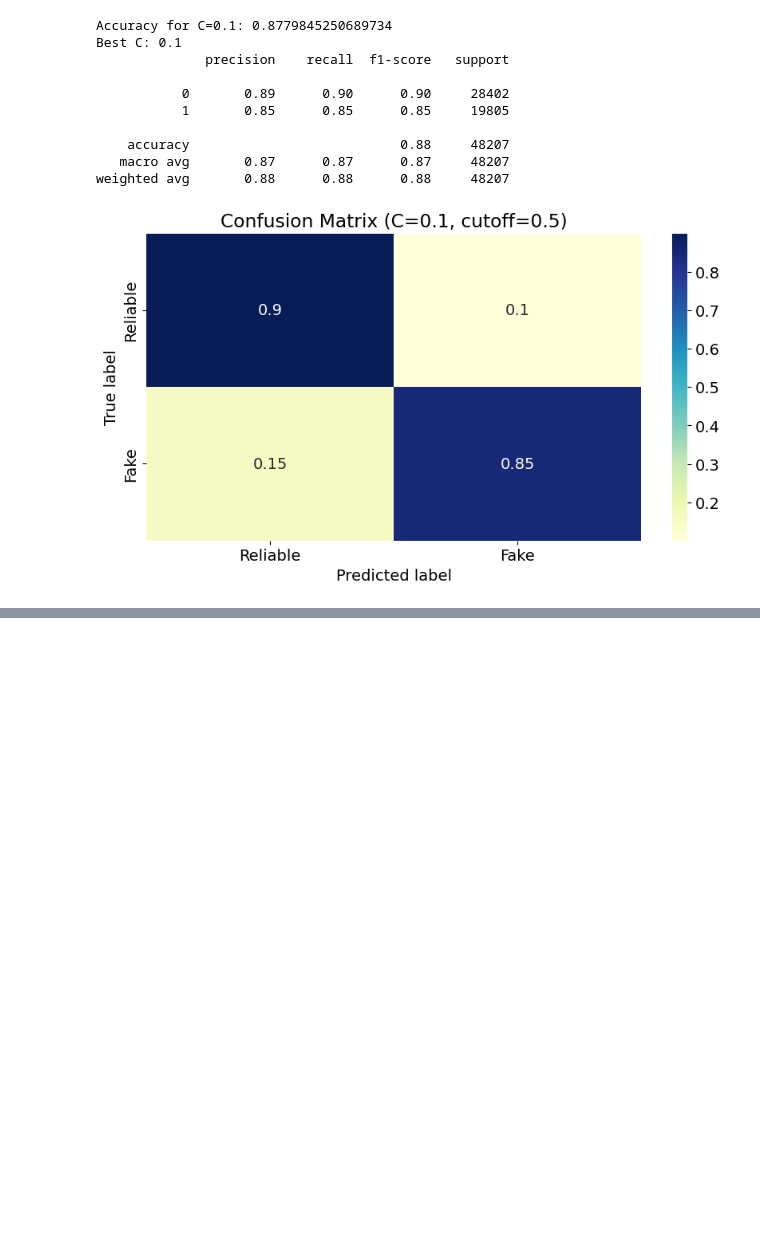
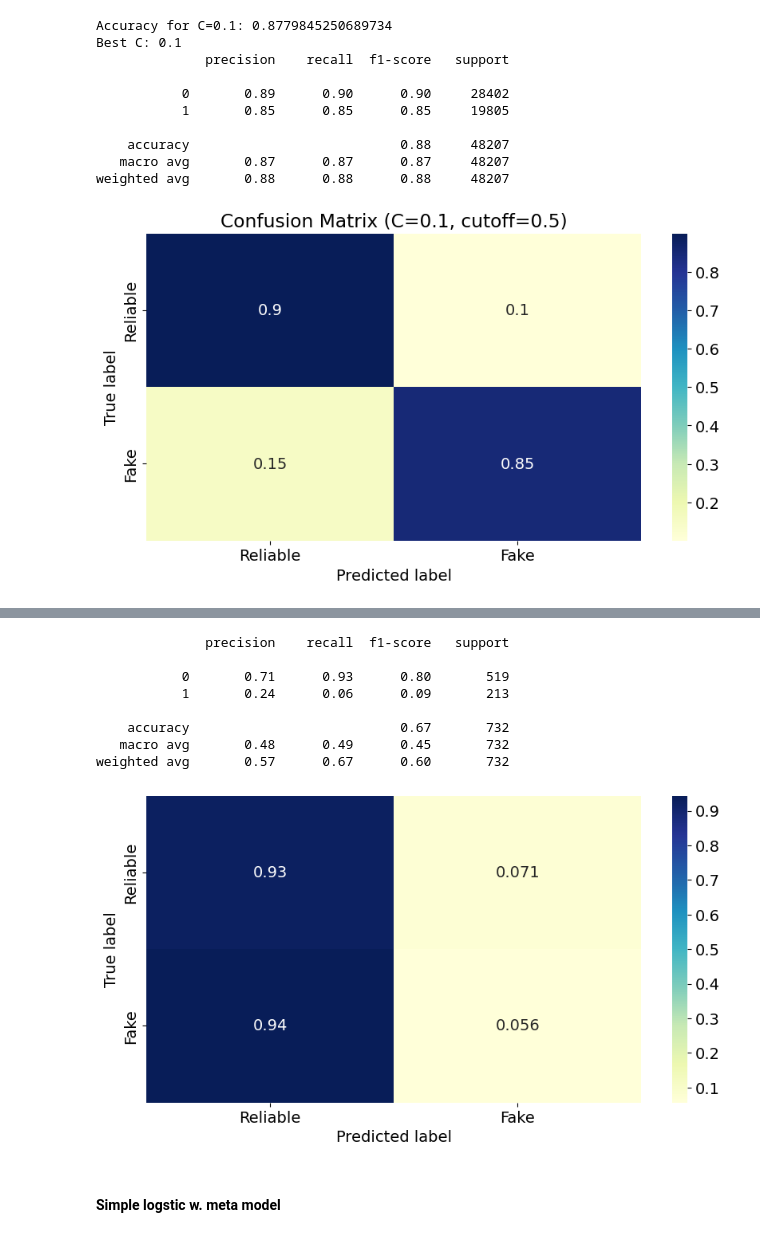
Before and after one commit to Simoerk/FinalProjectDS, a Jupyter notebook: FinalProjectDS-workingcopy.ipynb, the cells around one changed output, grey strips where cells are left out. Drawn from its saved outputs; the diff is of its cells as text; code cells hidden in the pictures; blank space fills up the shorter version.

```diff
--- a/FinalProjectDS-workingcopy.ipynb
+++ b/FinalProjectDS-workingcopy.ipynb
@@ -1210,0 +1228,28 @@ print(acc_gauss_best_liar)
+# %%
+#Liar final matrix
+# generate class probabilities and select cutoff
+probas = simple_log_model.predict_proba(X_test_liar)
+cutoff = 0.5
+y_pred_cutoff = (probas[:,1] > cutoff).astype(int)
+
+# print classification report
+print(classification_report(y_test_liar, y_pred_cutoff))
+
+# calculate and plot confusion matrix in percentages
+conf_mat = confusion_matrix(y_test_liar, y_pred_cutoff, normalize='true')
+sns.heatmap(conf_mat, annot=True, cmap="YlGnBu", xticklabels=['Reliable', 'Fake'], yticklabels=['Reliable', 'Fake'])
+plt.xlabel('Predicted label')
+plt.ylabel('True label')
+plt.show()
+# %% [output]
+              precision    recall  f1-score   support
+
+           0       0.71      0.93      0.80       519
+           1       0.24      0.06      0.09       213
+
+    accuracy                           0.67       732
+   macro avg       0.48      0.49      0.45       732
+weighted avg       0.57      0.67      0.60       732
+[figure, added]
+# %% [markdown]
+#### Simple logstic w. meta model
```
Also changed, not shown: parts of 70 cells of this notebook.
